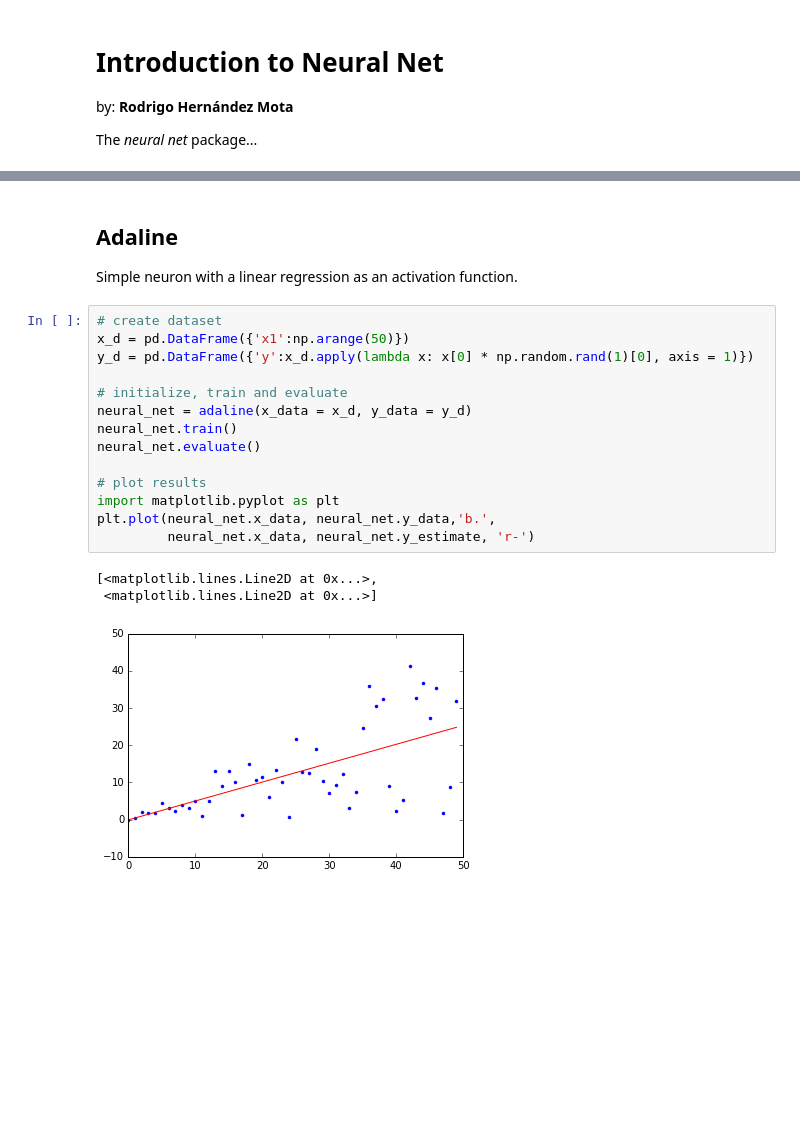
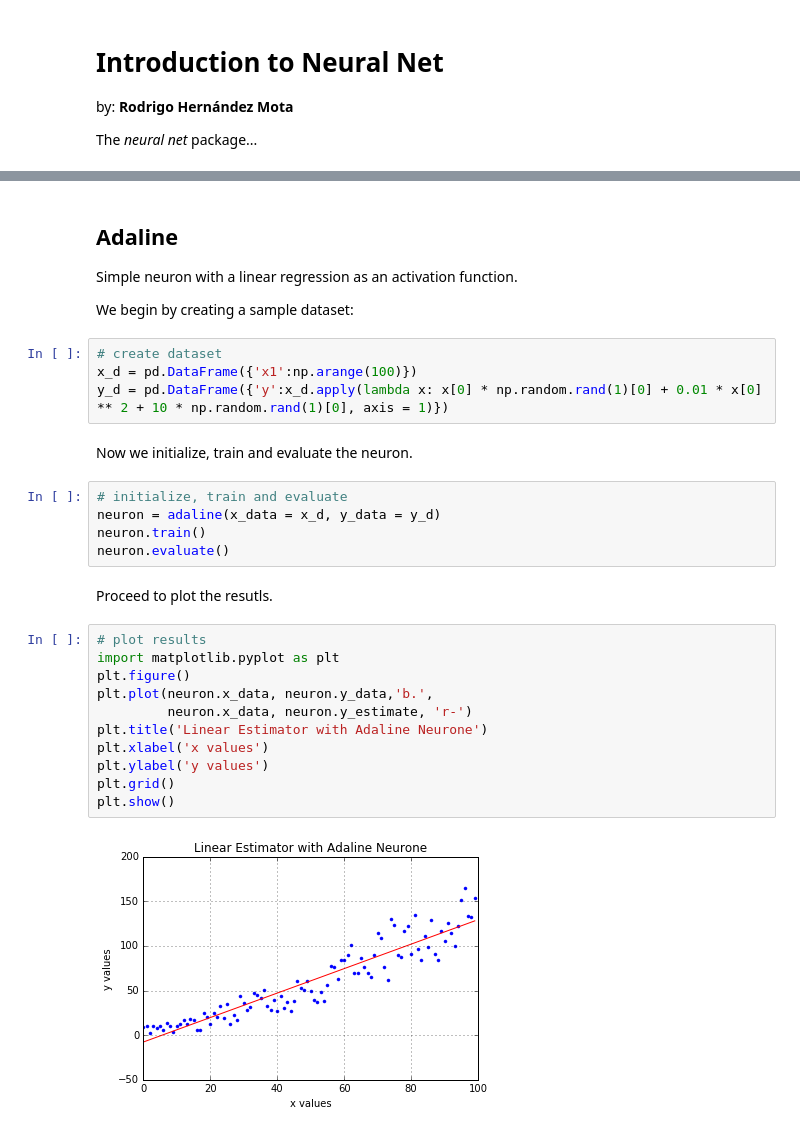
Before and after one commit to RHDZMOTA/metallic_blue_lizard, a Jupyter notebook: Introduction_neural_net.ipynb, the cells around one changed output, grey strips where cells are left out. Cells and saved outputs as stored; diff of their text form; blank space fills up the shorter version.

```diff
--- a/Introduction_neural_net.ipynb
+++ b/Introduction_neural_net.ipynb
@@ -12,21 +14,32 @@ from neural_net import *
 ## Adaline
 
 Simple neuron with a linear regression as an activation function.
+
+
+We begin by creating a sample dataset:
 # %%
 # create dataset
-x_d = pd.DataFrame({'x1':np.arange(50)})
-y_d = pd.DataFrame({'y':x_d.apply(lambda x: x[0] * np.random.rand(1)[0], axis = 1)})
-
-# initialize, train and evaluate
-neural_net = adaline(x_data = x_d, y_data = y_d)
-neural_net.train()
-neural_net.evaluate()
-
-# plot results
-import matplotlib.pyplot as plt
-plt.plot(neural_net.x_data, neural_net.y_data,'b.',
-         neural_net.x_data, neural_net.y_estimate, 'r-')
+x_d = pd.DataFrame({'x1':np.arange(100)})
+y_d = pd.DataFrame({'y':x_d.apply(lambda x: x[0] * np.random.rand(1)[0] + 0.01 * x[0] ** 2 + 10 * np.random.rand(1)[0], axis = 1)})
-# %% [output]
-[<matplotlib.lines.Line2D at 0x...>,
- <matplotlib.lines.Line2D at 0x...>]
-[figure, removed]
+# %% [markdown]
+Now we initialize, train and evaluate the neuron.
+# %%
+# initialize, train and evaluate
+neuron = adaline(x_data = x_d, y_data = y_d)
+neuron.train()
+neuron.evaluate()
+# %% [markdown]
+Proceed to plot the resutls.
+# %%
+# plot results
+import matplotlib.pyplot as plt
+plt.figure()
+plt.plot(neuron.x_data, neuron.y_data,'b.',
+         neuron.x_data, neuron.y_estimate, 'r-')
+plt.title('Linear Estimator with Adaline Neurone')
+plt.xlabel('x values')
+plt.ylabel('y values')
+plt.grid()
+plt.show()
+# %% [output]
+[figure, added]
```
Also changed, not shown: parts of 8 cells of this notebook, 1 other file.
